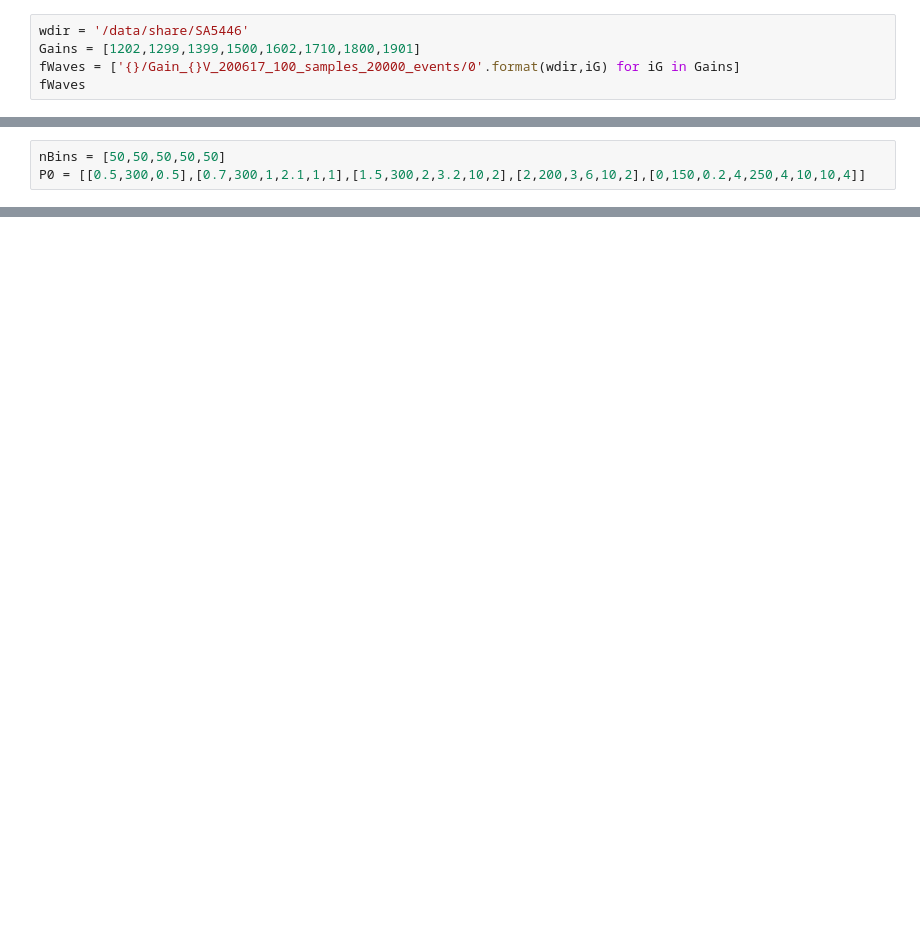
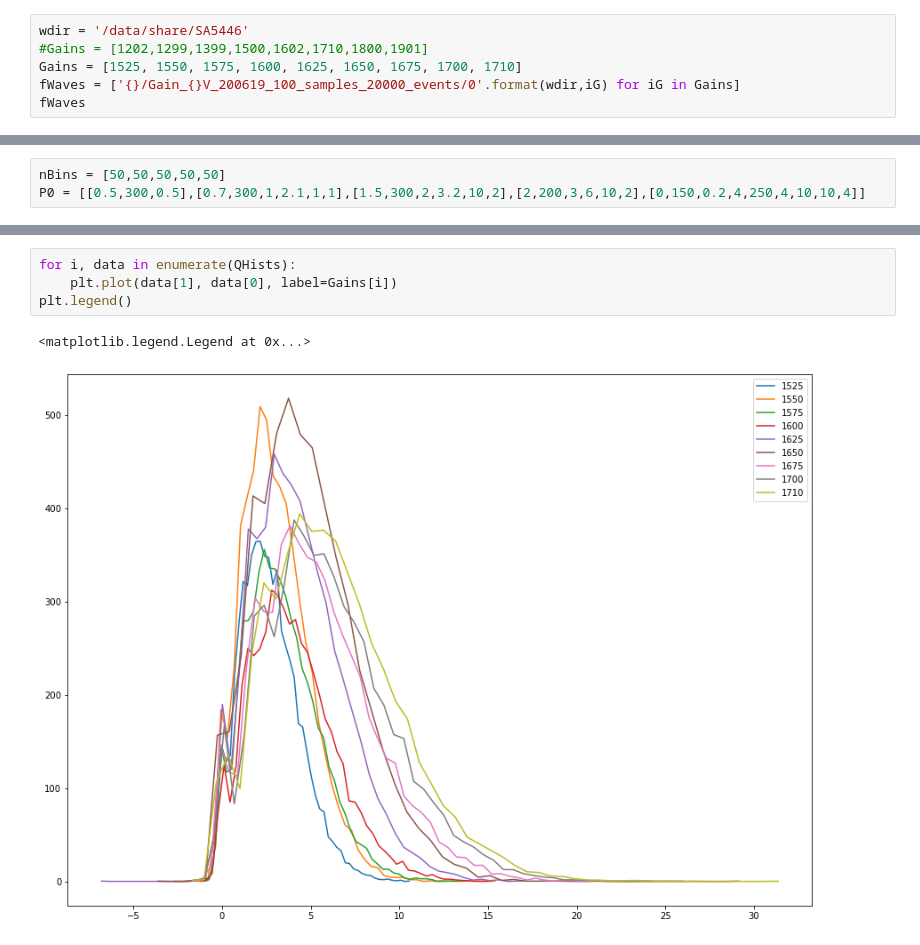
Before and after one commit to PenningLab/DDC10Ana, a Jupyter notebook: ReplacementGain.ipynb, the cells around one changed output, grey strips where cells are left out. Cells and saved outputs as stored; diff of their text form; blank space fills up the shorter version.

```diff
--- a/ReplacementGain.ipynb
+++ b/ReplacementGain.ipynb
@@ -24,7 +24,8 @@ GFit
 SPE1710 = GFit[0][4]
 # %%
 wdir = '/data/share/SA5446'
-Gains = [1202,1299,1399,1500,1602,1710,1800,1901]
-fWaves = ['{}/Gain_{}V_200617_100_samples_20000_events/0'.format(wdir,iG) for iG in Gains]
+#Gains = [1202,1299,1399,1500,1602,1710,1800,1901]
+Gains = [1525, 1550, 1575, 1600, 1625, 1650, 1675, 1700, 1710]
+fWaves = ['{}/Gain_{}V_200619_100_samples_20000_events/0'.format(wdir,iG) for iG in Gains]
 fWaves
 # %% [output]
@@ -41,0 +60,7 @@ P0 = [[0.5,300,0.5],[0.7,300,1,2.1,1,1],[1.5,300,2,3.2,10,2],[2,200,3,6,10,2],[0
+# %%
+for i, data in enumerate(QHists):
+    plt.plot(data[1], data[0], label=Gains[i])
+plt.legend()
+# %% [output]
+<matplotlib.legend.Legend at 0x...>
+[figure, added]
```
Also changed, not shown: parts of 17 cells of this notebook.
